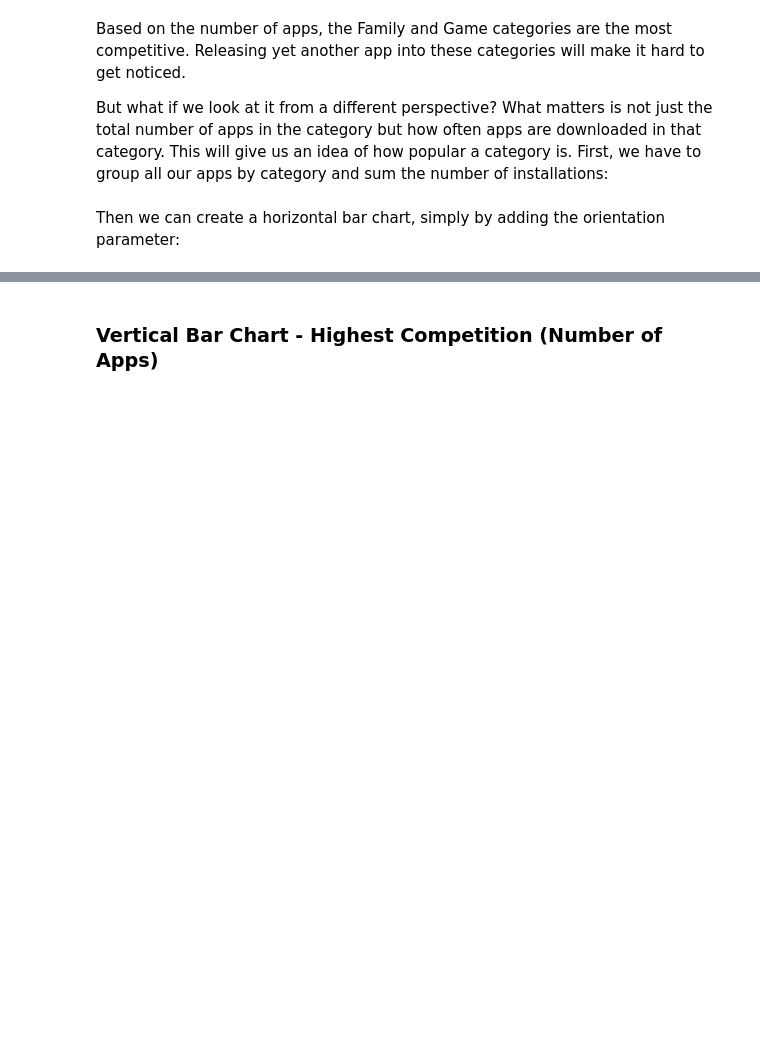
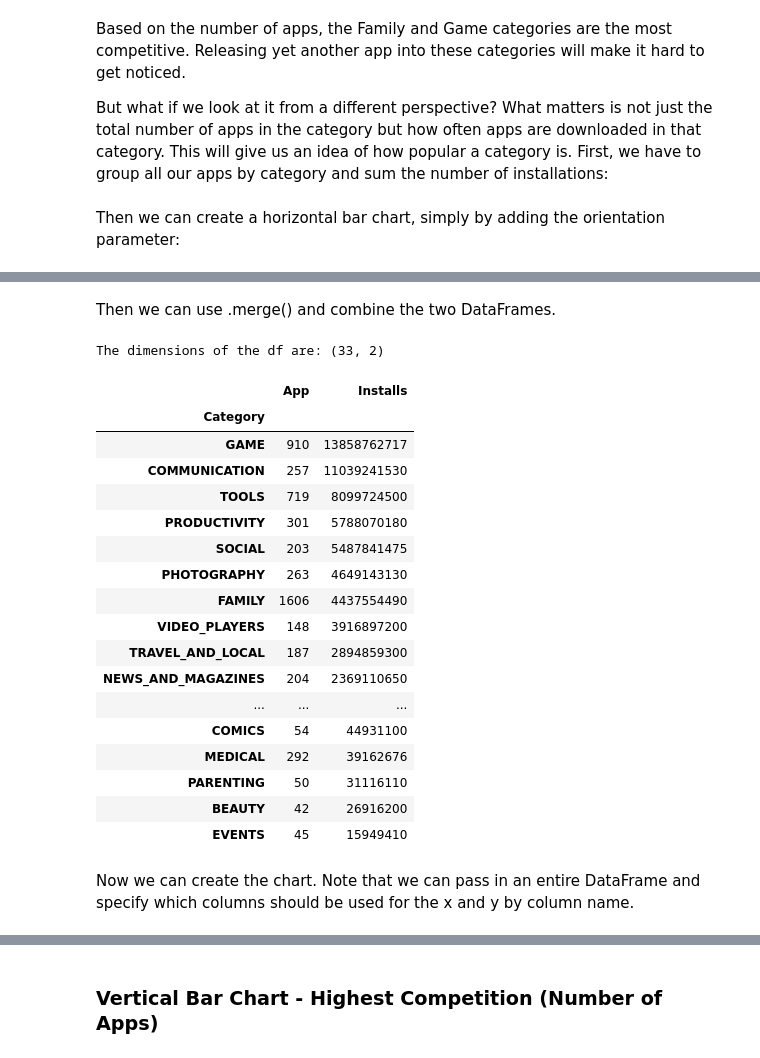
Before and after one commit to ksg-dev/google-play-data, a Jupyter notebook: Google Play Store App Analytics.ipynb, the cells around one changed output, grey strips where cells are left out. Cells and saved outputs as stored; diff of their text form; code cells hidden in the pictures; blank space fills up the shorter version.

```diff
--- a/Google Play Store App Analytics.ipynb
+++ b/Google Play Store App Analytics.ipynb
@@ -679,0 +701,30 @@ ValueError: Mime type rendering requires nbformat>=4.2.0 but it is not installed
+# %%
+cat_number = df_low.groupby('Category').agg({'App': pd.Series.count})
+# %% [markdown]
+Then we can use .merge() and combine the two DataFrames.
+# %%
+cat_merged_df = pd.merge(cat_number, category_installs, on='Category', how='inner')
+print(f"The dimensions of the df are: {cat_merged_df.shape}")
+cat_merged_df.sort_values('Installs', ascending=False)
+# %% [output]
+The dimensions of the df are: (33, 2)
+|  | App | Installs |
+| Category |  |  |
+| GAME | 910 | 13858762717 |
+| COMMUNICATION | 257 | 11039241530 |
+| TOOLS | 719 | 8099724500 |
+| PRODUCTIVITY | 301 | 5788070180 |
+| SOCIAL | 203 | 5487841475 |
+| PHOTOGRAPHY | 263 | 4649143130 |
+| FAMILY | 1606 | 4437554490 |
+| VIDEO_PLAYERS | 148 | 3916897200 |
+| TRAVEL_AND_LOCAL | 187 | 2894859300 |
+| NEWS_AND_MAGAZINES | 204 | 2369110650 |
+| ... | ... | ... |
+| COMICS | 54 | 44931100 |
+| MEDICAL | 292 | 39162676 |
+| PARENTING | 50 | 31116110 |
+| BEAUTY | 42 | 26916200 |
+| EVENTS | 45 | 15949410 |
+# %% [markdown]
+Now we can create the chart. Note that we can pass in an entire DataFrame and specify which columns should be used for the x and y by column name.
```
Also changed, not shown: parts of 5 cells of this notebook.
